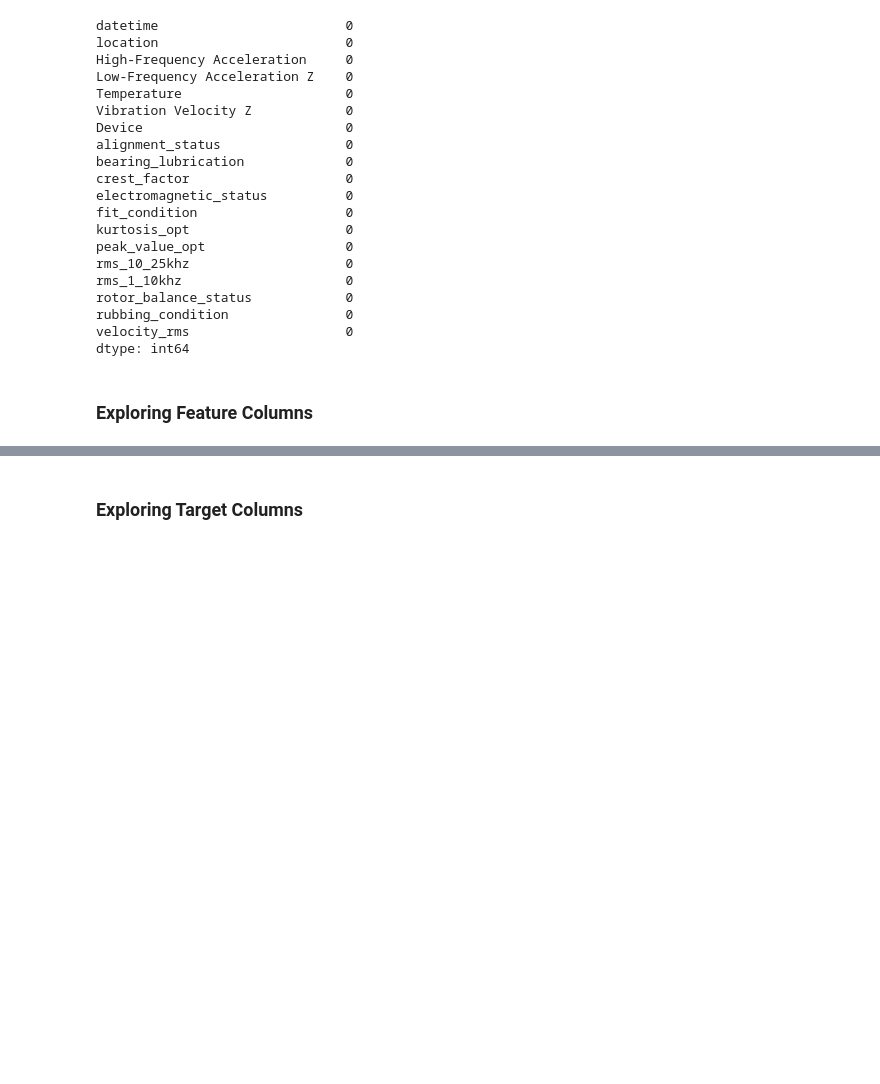
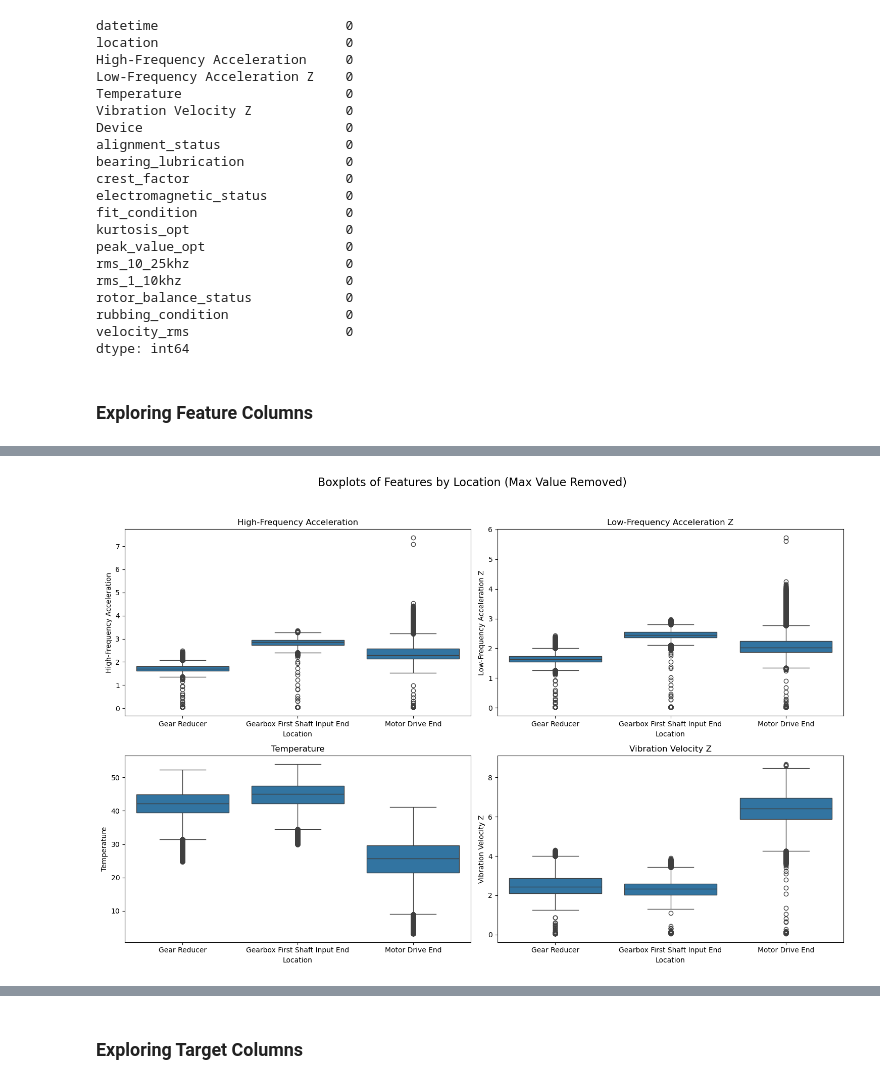
Before and after one commit to henryha2019/capstone, a Jupyter notebook: notebook/eda_conveyer_belt.ipynb, the cells around one changed output, grey strips where cells are left out. Drawn from its saved outputs; the diff is of its cells as text; code cells hidden in the pictures; blank space fills up the shorter version.

```diff
--- a/notebook/eda_conveyer_belt.ipynb
+++ b/notebook/eda_conveyer_belt.ipynb
@@ -154,3 +211,25 @@ plt.show()
+# %%
+n_rows, n_cols = 2, 2
+fig, axes = plt.subplots(n_rows, n_cols, figsize=(15, 10))
+axes = axes.flatten()
+
+plt.suptitle('Boxplots of Features by Location (Max Value Removed)', fontsize=16)
+
+# Draw boxplots
+for i, col in enumerate(features):
+    sns.boxplot(data=filtered_data, x='location', y=col, ax=axes[i])
+    axes[i].set_title(col)
+    axes[i].set_xlabel('Location')
+    axes[i].set_ylabel(col)
+
+# Remove any extra axes if features < grid size
+for j in range(len(features), len(axes)):
+    fig.delaxes(axes[j])
+
+plt.tight_layout(rect=[0, 0, 1, 0.95])
+plt.show()
+# %% [output]
+[figure, added]
 # %%
 sns.heatmap(cleaned_data[features].corr(), annot=True, fmt=".2f", cmap="coolwarm")
 plt.title("Feature Correlation Heatmap")
```
Also changed, not shown: parts of 7 cells of this notebook, 2 other files.
